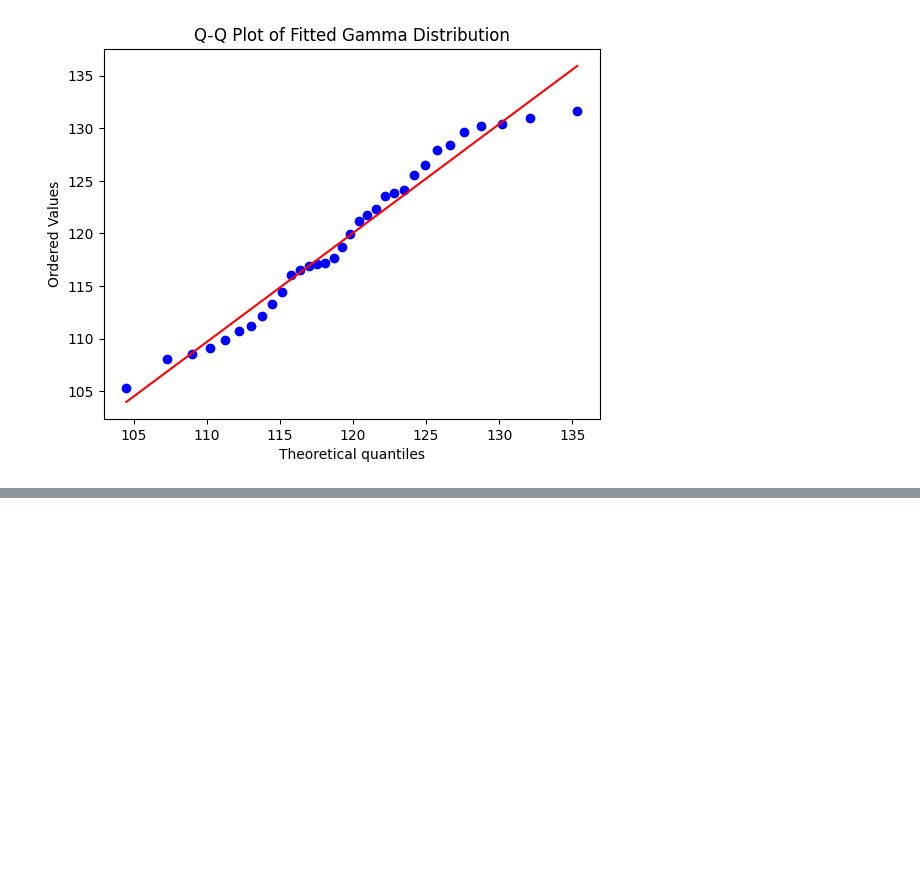
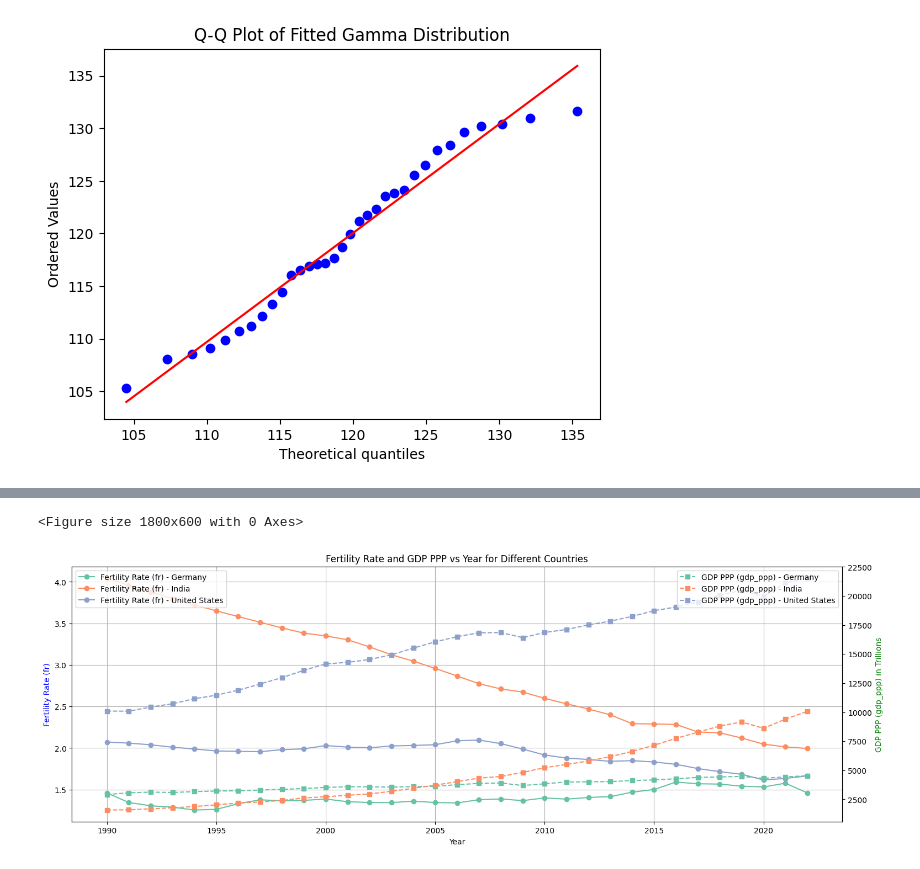
Before and after one commit to sathyaNEU/eco-gdp-predictor, a Jupyter notebook: notebook/eda/dataprep.ipynb, the cells around one changed output, grey strips where cells are left out. Saved outputs shown, nothing was run; the diff lists cells and outputs as text; code cells hidden in the pictures; blank space fills up the shorter version.

```diff
--- a/notebook/eda/dataprep.ipynb
+++ b/notebook/eda/dataprep.ipynb
@@ -357,0 +409,53 @@ Box-Cox transformation lambda: 0.4989744927697372
+# %%
+import matplotlib.pyplot as plt
+import seaborn as sns
+
+# Assuming 'fact1' is your DataFrame
+# Group by 'Entity' (country) to plot individual countries
+plt.figure(figsize=(18, 6))
+
+# Get a list of unique countries (Entities)
+countries = fact1['Entity'].unique()
+
+# Define a color palette for different countries
+palette = sns.color_palette("Set2", len(countries))
+
+# Create a figure and two axes for twin y-axes
+fig, ax1 = plt.subplots(figsize=(18, 6))
+
+# Loop through each country and plot its data
+for i, country in enumerate(countries):
+    country_data = fact1[fact1['Entity'] == country]
+
+    # Plot Fertility Rate (fr) on the first y-axis
+    ax1.plot(country_data['Year'], country_data['fr'], label=f'Fertility Rate (fr) - {country}',
+             color=palette[i], marker='o', linestyle='-', markersize=6)
+
+# Create a second y-axis for GDP PPP (gdp_ppp)
+ax2 = ax1.twinx()
+
+for i, country in enumerate(countries):
+    country_data = fact1[fact1['Entity'] == country]
+
+    # Plot GDP PPP (gdp_ppp) on the second y-axis
+    ax2.plot(country_data['Year'], country_data['gdp_ppp'], label=f'GDP PPP (gdp_ppp) - {country}',
+             color=palette[i], marker='s', linestyle='--', markersize=6)
+
+# Add title and labels
+ax1.set_title('Fertility Rate and GDP PPP vs Year for Different Countries')
+ax1.set_xlabel('Year')
+ax1.set_ylabel('Fertility Rate (fr)', color='blue')
+ax2.set_ylabel('GDP PPP (gdp_ppp) in Trillions', color='green')
+
+# Add legends
+ax1.legend(loc='upper left')
+ax2.legend(loc='upper right')
+
+# Show grid
+ax1.grid(True)
+
+# Show the plot
+plt.show()
+# %% [output]
+<Figure size 1800x600 with 0 Axes>
+[figure, added]
```
Also changed, not shown: parts of 10 cells of this notebook, 5 other files.
